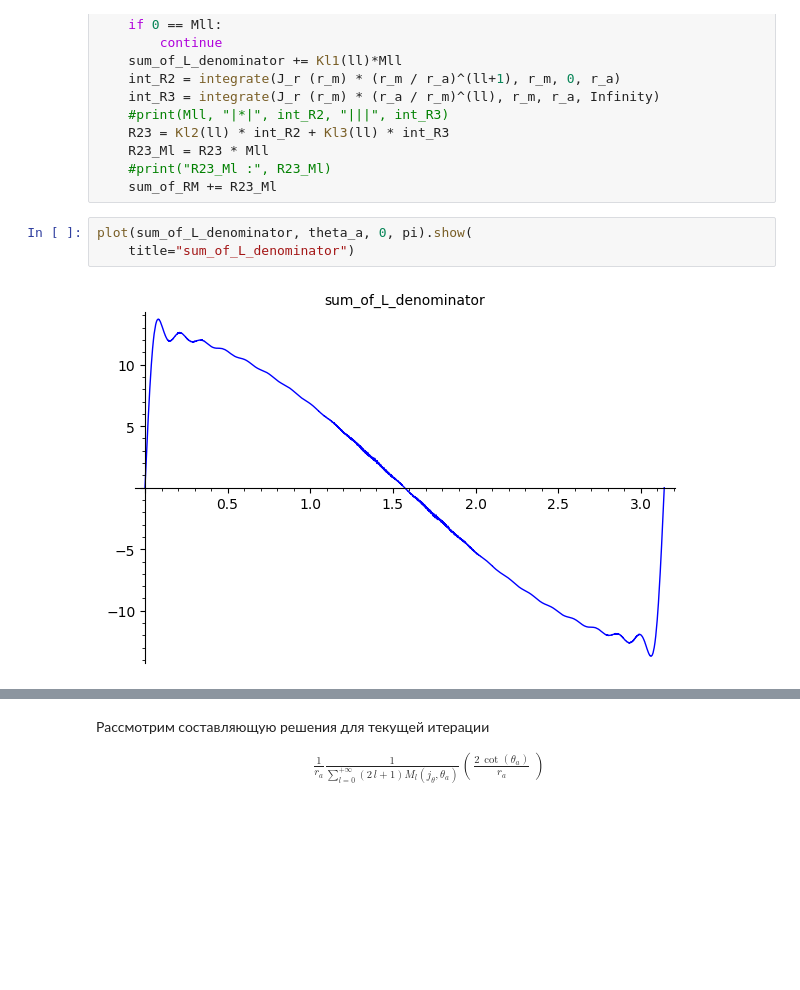
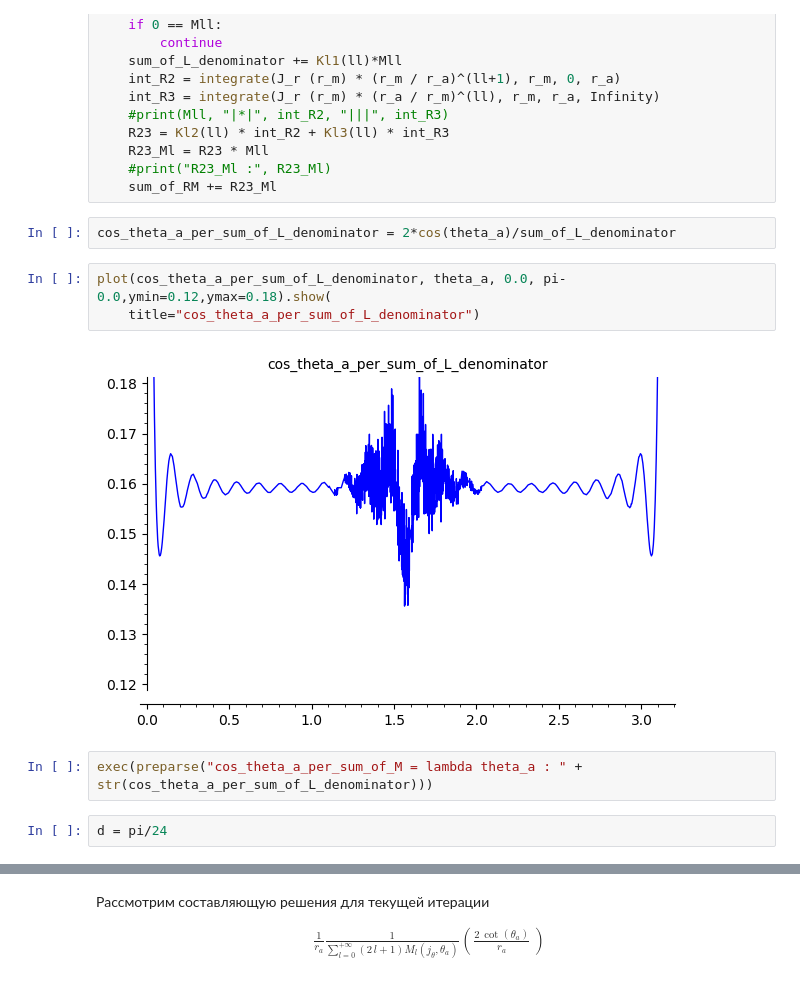
Before and after one commit to daju1/articles, a Jupyter notebook: electrostatic_vector_potential/Vector_potential_of_a_precessing_magnetic_dipole_in_spherical_coordinates.ipynb, the cells around one changed output, grey strips where cells are left out. Drawn from its saved outputs; the diff is of its cells as text; blank space fills up the shorter version.

```diff
--- a/electrostatic_vector_potential/Vector_potential_of_a_precessing_magnetic_dipole_in_spherical_coordinates.ipynb
+++ b/electrostatic_vector_potential/Vector_potential_of_a_precessing_magnetic_dipole_in_spherical_coordinates.ipynb
@@ -1531,8 +1531,14 @@ for ll in range(0,LL):
     R23_Ml = R23 * Mll
     #print("R23_Ml :", R23_Ml)
     sum_of_RM += R23_Ml
+# %%
+cos_theta_a_per_sum_of_L_denominator = 2*cos(theta_a)/sum_of_L_denominator
 # %%
-plot(sum_of_L_denominator, theta_a, 0, pi).show(
-    title="sum_of_L_denominator")
+plot(cos_theta_a_per_sum_of_L_denominator, theta_a, 0.0, pi-0.0,ymin=0.12,ymax=0.18).show(
+    title="cos_theta_a_per_sum_of_L_denominator")
 # %% [output]
-[figure, old version]
+[figure, new version]
+# %%
+exec(preparse("cos_theta_a_per_sum_of_M = lambda theta_a : " + str(cos_theta_a_per_sum_of_L_denominator)))
+# %%
+d = pi/24
```
Also changed, not shown: parts of 7 cells of this notebook.
